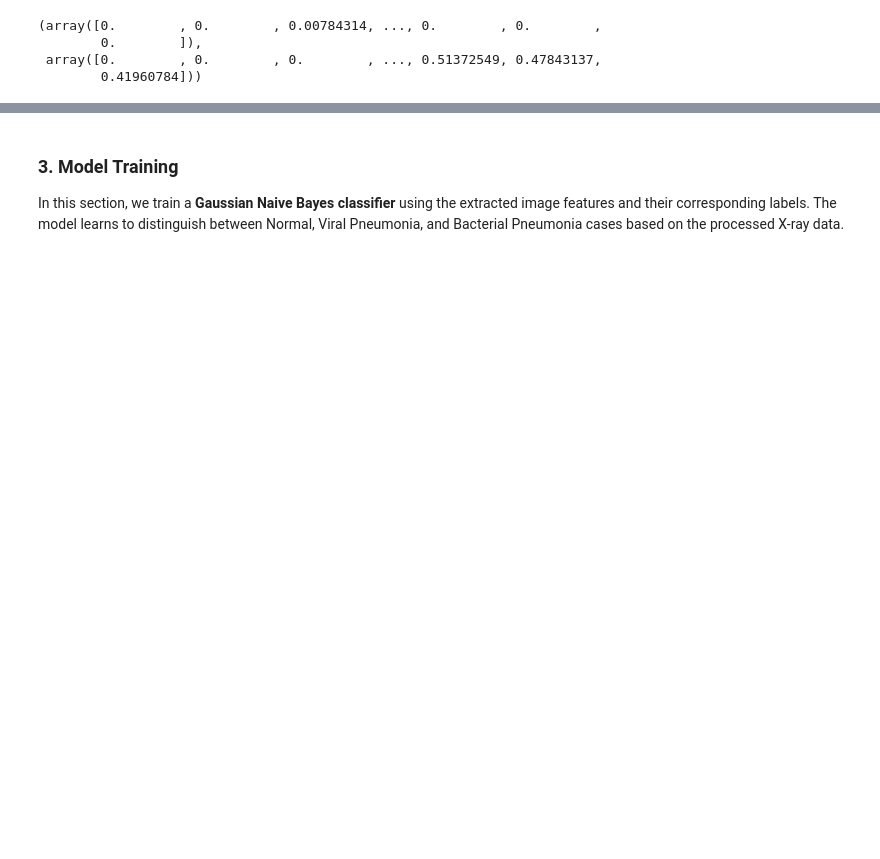
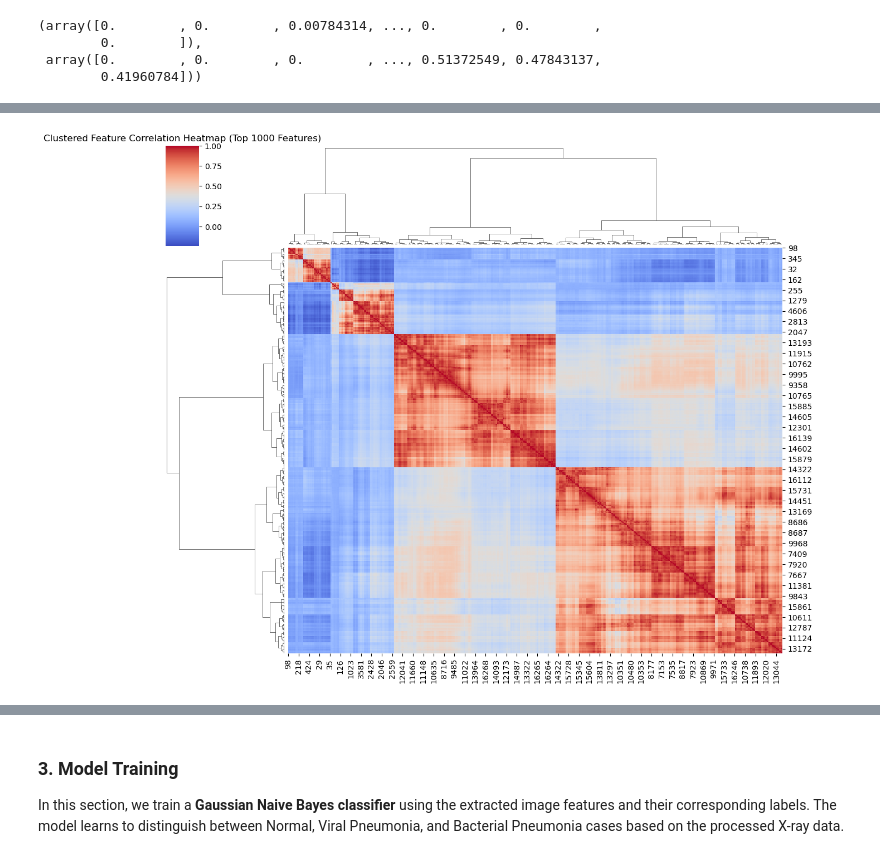
Before and after one commit to phamleuuhiep/ML_EURI, a Jupyter notebook: notebooks/assignment1/naive_bayes.ipynb, the cells around one changed output, grey strips where cells are left out. Cells and saved outputs as stored; diff of their text form; code cells hidden in the pictures; blank space fills up the shorter version.

Commit message:
Implement Naive Bayes

```diff
--- a/notebooks/assignment1/naive_bayes.ipynb
+++ b/notebooks/assignment1/naive_bayes.ipynb
@@ -137,0 +144,22 @@ X_train[0], X_test[0]
+# %%
+#Define path to save heatmap image
+IMAGE_DIR = "../../reports/figures/naive_bayes/"
+
+# Compute feature variances
+variances = pd.DataFrame(X_train).var()
+
+# Select top 1000 features by variance (to reduce computation)
+top_features = variances.nlargest(1000).index
+
+# Compute correlation matrix for top features
+corr_matrix = pd.DataFrame(X_train).iloc[:, top_features].corr()
+
+# Generate optimized clustered heatmap
+sns.clustermap(corr_matrix, cmap="coolwarm", figsize=(12, 10), method="ward")
+
+plt.title("Clustered Feature Correlation Heatmap (Top 1000 Features)")
+plt.savefig(os.path.join(IMAGE_DIR, "clustered_feature_correlation_heatmap.png"))
+
+plt.show()
+# %% [output]
+[figure, added]
```
Also changed, not shown: parts of 11 cells of this notebook, 10 other files.
